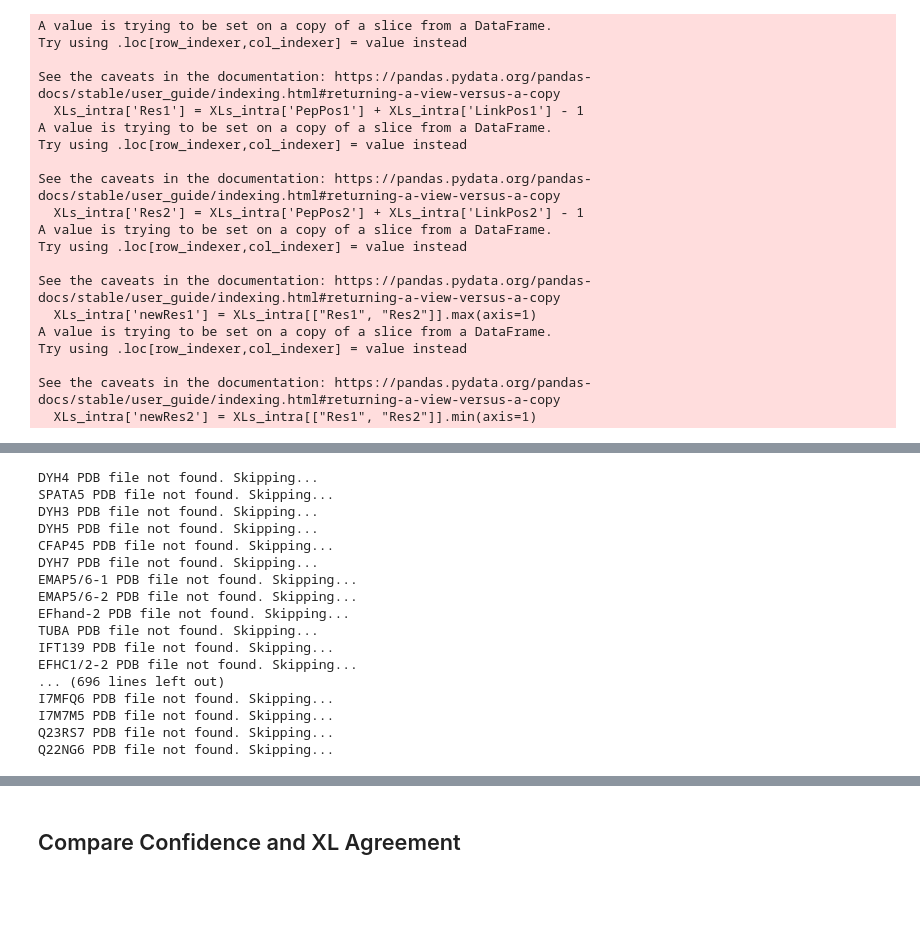
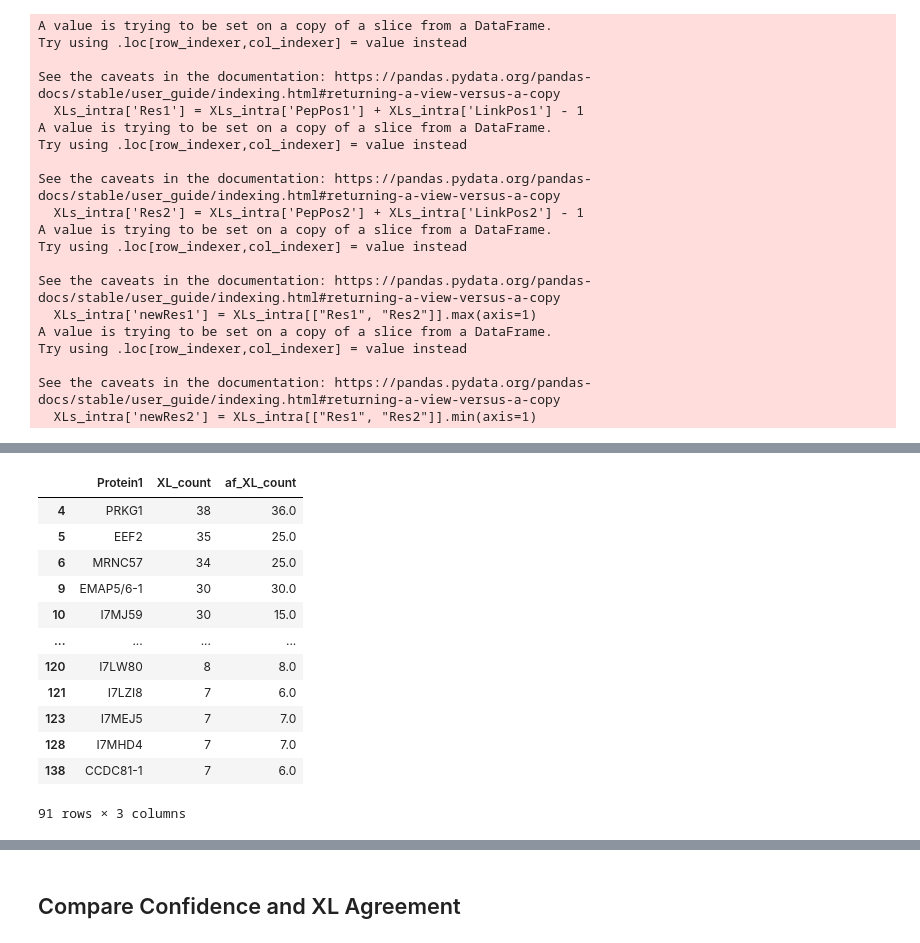
Before and after one commit to epenning/crosslinking, a Jupyter notebook: compare_crosslinks.ipynb, the cells around one changed output, grey strips where cells are left out. Saved outputs shown, nothing was run; the diff lists cells and outputs as text; code cells hidden in the pictures; blank space fills up the shorter version.

```diff
--- a/compare_crosslinks.ipynb
+++ b/compare_crosslinks.ipynb
@@ -120,22 +84,19 @@ def get_af_XL_counts(protein_XL_counts, threshold):
 
     return protein_XLs[protein_XLs['af_distance'] < 30].count()['Id']
 # %%
-intra_XL_counts['af_XL_count'] = intra_XL_counts.apply(lambda x : get_af_XL_counts(x, 30), axis = 1)
+intra_XL_counts['af_XL_count'] = intra_XL_counts.apply(lambda x : get_af_XL_counts(x, 30, '-unrelaxed_model_1.pdb'), axis = 1)
+intra_XL_counts[intra_XL_counts['af_XL_count'].notnull()]
 # %% [output]
+|  | Protein1 | XL_count | af_XL_count |
+| 4 | PRKG1 | 38 | 36.0 |
+| 5 | EEF2 | 35 | 25.0 |
+| 6 | MRNC57 | 34 | 25.0 |
+| 9 | EMAP5/6-1 | 30 | 30.0 |
+| 10 | I7MJ59 | 30 | 15.0 |
+| ... | ... | ... | ... |
+| 120 | I7LW80 | 8 | 8.0 |
+| 121 | I7LZI8 | 7 | 6.0 |
+| 123 | I7MEJ5 | 7 | 7.0 |
+| 128 | I7MHD4 | 7 | 7.0 |
+| 138 | CCDC81-1 | 7 | 6.0 |
-DYH4 PDB file not found. Skipping...
-SPATA5 PDB file not found. Skipping...
-DYH3 PDB file not found. Skipping...
-DYH5 PDB file not found. Skipping...
-CFAP45 PDB file not found. Skipping...
-DYH7 PDB file not found. Skipping...
-EMAP5/6-1 PDB file not found. Skipping...
-EMAP5/6-2 PDB file not found. Skipping...
-EFhand-2 PDB file not found. Skipping...
-TUBA PDB file not found. Skipping...
-IFT139 PDB file not found. Skipping...
-EFHC1/2-2 PDB file not found. Skipping...
-... (696 lines left out)
-I7MFQ6 PDB file not found. Skipping...
-I7M7M5 PDB file not found. Skipping...
-Q23RS7 PDB file not found. Skipping...
-Q22NG6 PDB file not found. Skipping...
+91 rows × 3 columns
```
Also changed, not shown: parts of 10 cells of this notebook, 2 other files.
